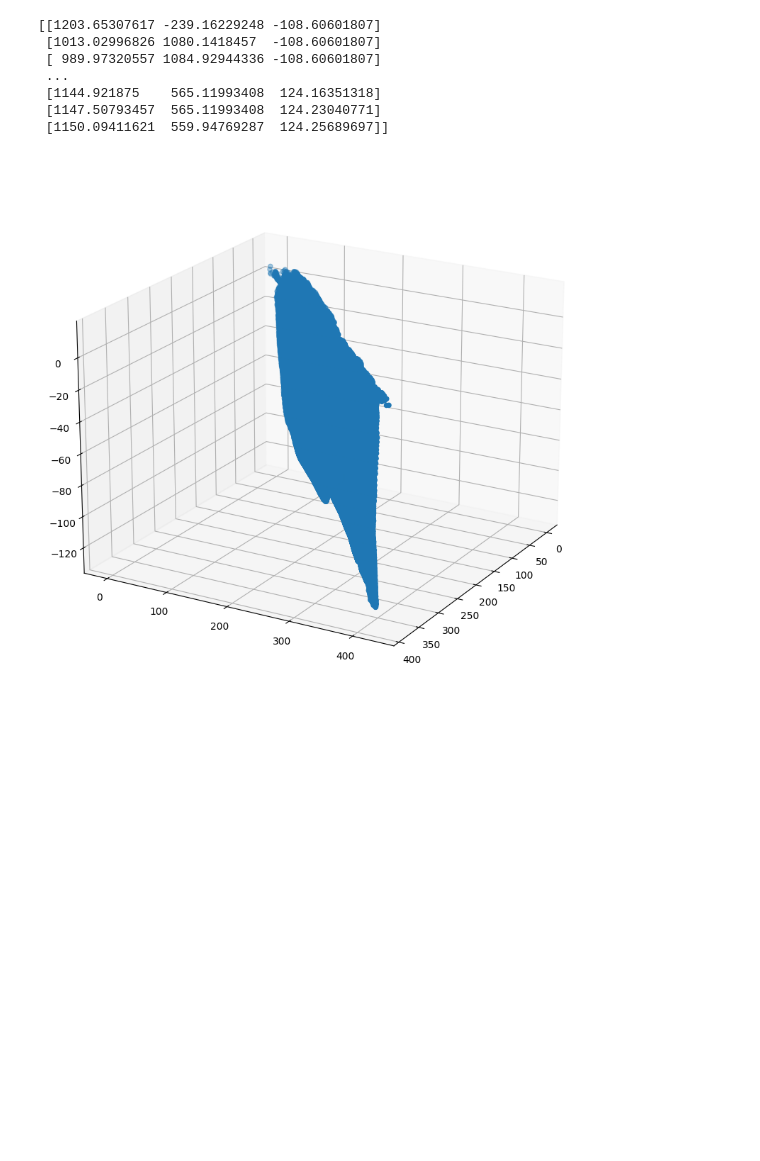
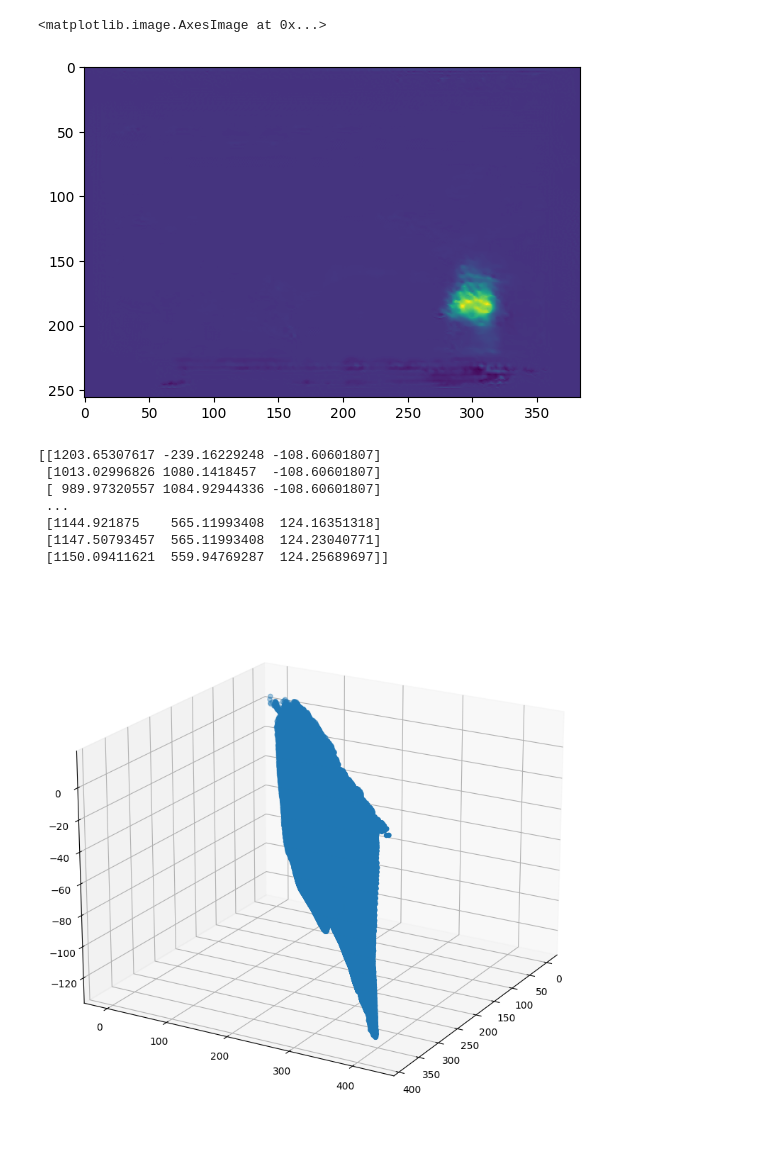
Before and after one commit to 1alex2lee/masters_3d, a Jupyter notebook: test.ipynb, the cells around one changed output. Cells and saved outputs as stored; diff of their text form; code cells hidden in the pictures; blank space fills up the shorter version.

```diff
--- a/test.ipynb
+++ b/test.ipynb
@@ -14,3 +23,8 @@ from python import model_control
+# %%
+plt.imshow(thinning[0])
+# %% [output]
+<matplotlib.image.AxesImage at 0x...>
+[figure, added]
 # %%
 points = np.load("temp/points.npy")
 # input = np.zeros((2,256,384))
```
Also changed, not shown: parts of 2 cells of this notebook.
